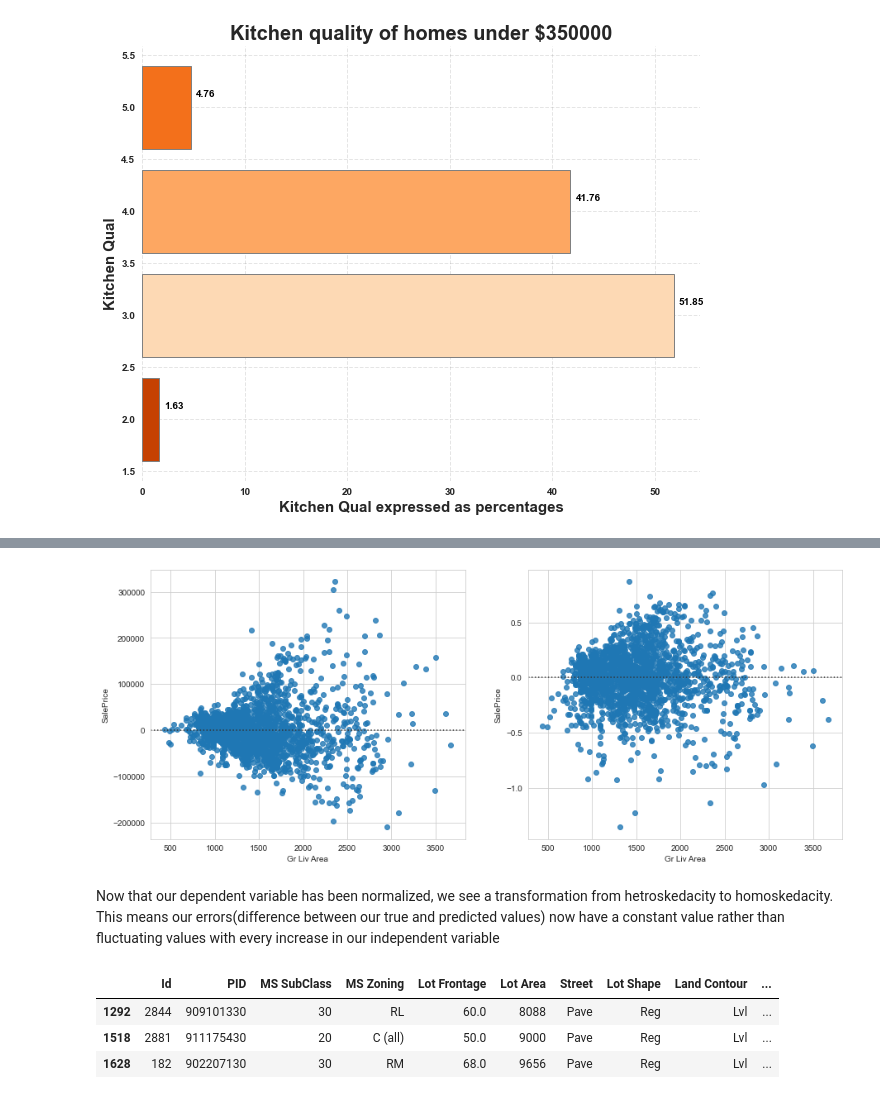
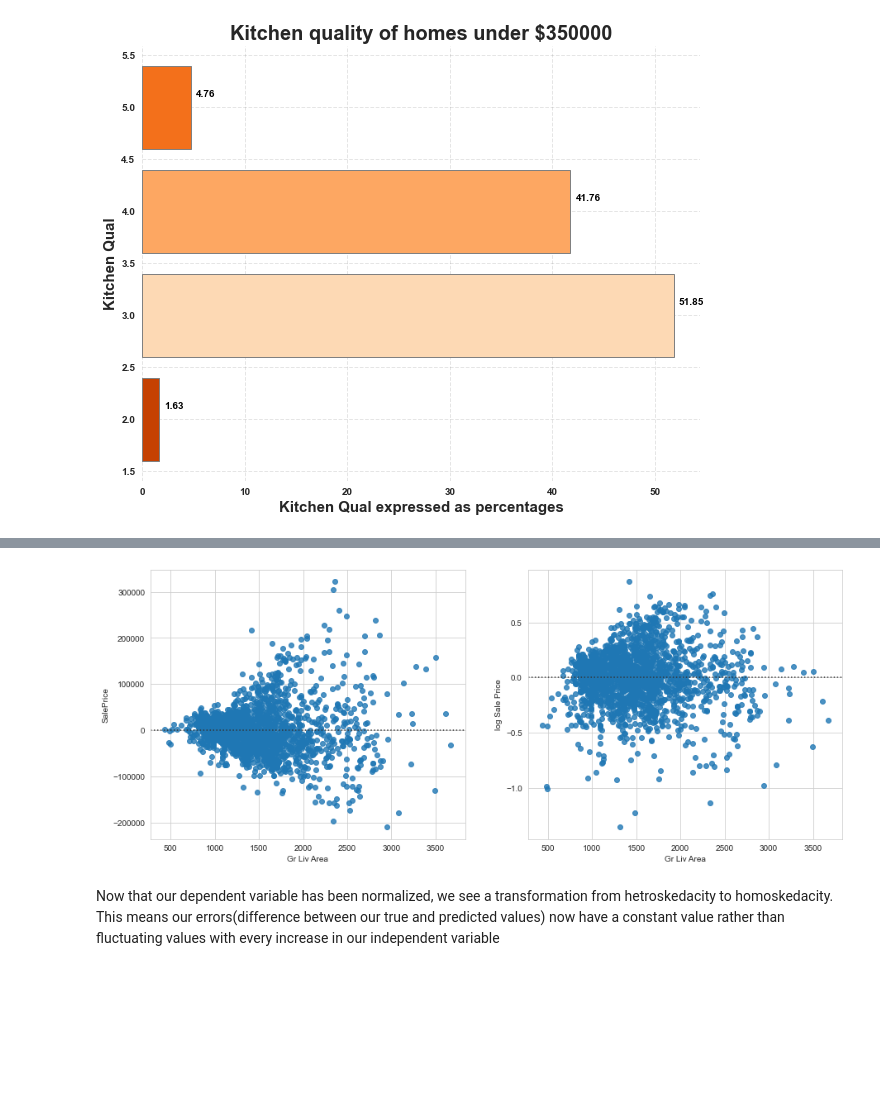
Before and after one commit to ianibogwu/Projects, a Jupyter notebook: GA-projects/01-Ames-housing/Cleaning_EDA.ipynb, the cells around one changed output, grey strips where cells are left out. Saved outputs shown, nothing was run; the diff lists cells and outputs as text; code cells hidden in the pictures; blank space fills up the shorter version.

```diff
--- a/GA-projects/01-Ames-housing/Cleaning_EDA.ipynb
+++ b/GA-projects/01-Ames-housing/Cleaning_EDA.ipynb
@@ -320,7 +325,6 @@ In this section, I'll be creating new features that can fix our multi collinear
 new_train = train_data.copy()
 # %%
 #creating new features using raw data
-new_train['Total SF'] = new_train['Total Bsmt SF'] + new_train['Gr Liv Area']
 new_train['Has Bsmt'] = new_train['Total Bsmt SF'].apply(lambda x :1 if x > 0 else 0 )
 new_train['Has Pool'] = new_train['Pool Area'].apply(lambda x : 1 if x > 0 else 0)
 new_train['Has Garage'] = new_train['Garage Cars'].apply(lambda x: 1 if x > 0 else 0)
@@ -554,3 +545,0 @@ As we can see through our graphs, the outliers in the original 'SalePrice' box p
-# %%
-new_train['SalePrice'] = boxcox(new_train['SalePrice'], 0.0)
-three_chart_plot(new_train, 'SalePrice')
@@ -574,0 +564,3 @@ trained.shape
+# %%
+trained.insert(len(trained.columns), 'log Sale Price',
+              np.log1p(trained['SalePrice']))
@@ -574,0 +592,3 @@ trained.shape
+# %%
+trained.drop(index=1628, inplace = True)
+trained.shape
@@ -575,19 +607,12 @@ trained.shape
 # %%
 fig, (ax1, ax2) = plt.subplots(figsize = (15, 6),
                               ncols = 2,
                               sharey = False,
                               sharex = False)
 
 sns.residplot(train_data['Gr Liv Area'], train_data['SalePrice'], ax = ax1)
-sns.residplot(trained['Gr Liv Area'], trained['SalePrice'], ax = ax2);
+sns.residplot(trained['Gr Liv Area'], trained['log Sale Price'], ax = ax2);
 # %% [output]
-[figure, old version]
+[figure, new version]
 # %% [markdown]
 Now that our dependent variable has been normalized, we see a transformation from hetroskedacity to homoskedacity. This means our errors(difference between our true and predicted values) now have a constant value rather than fluctuating values with every increase in our independent variable
-# %%
-new_train.loc[new_train['SalePrice']< 10.5]
-# %% [output]
-|  | Id | PID | MS SubClass | MS Zoning | Lot Frontage | Lot Area | Street | Lot Shape | Land Contour | ... |
-| 1292 | 2844 | 909101330 | 30 | RL | 60.0 | 8088 | Pave | Reg | Lvl | ... |
-| 1518 | 2881 | 911175430 | 20 | C (all) | 50.0 | 9000 | Pave | Reg | Lvl | ... |
-| 1628 | 182 | 902207130 | 30 | RM | 68.0 | 9656 | Pave | Reg | Lvl | ... |
```
Also changed, not shown: parts of 25 cells of this notebook, 1 other file.
